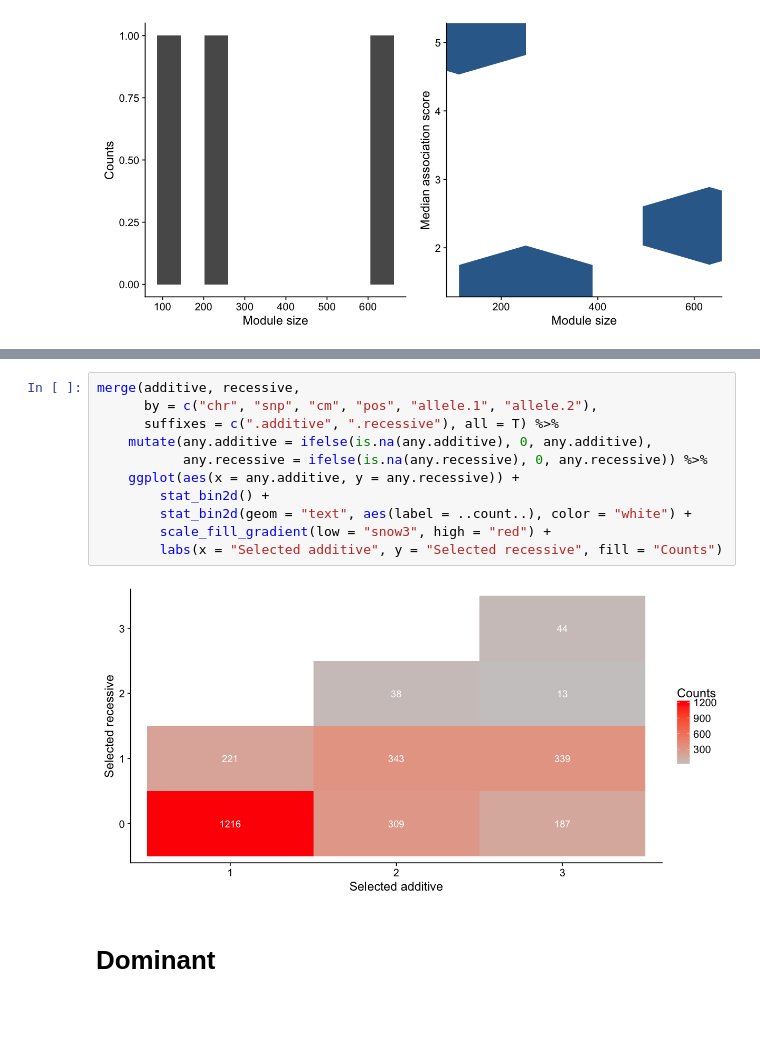
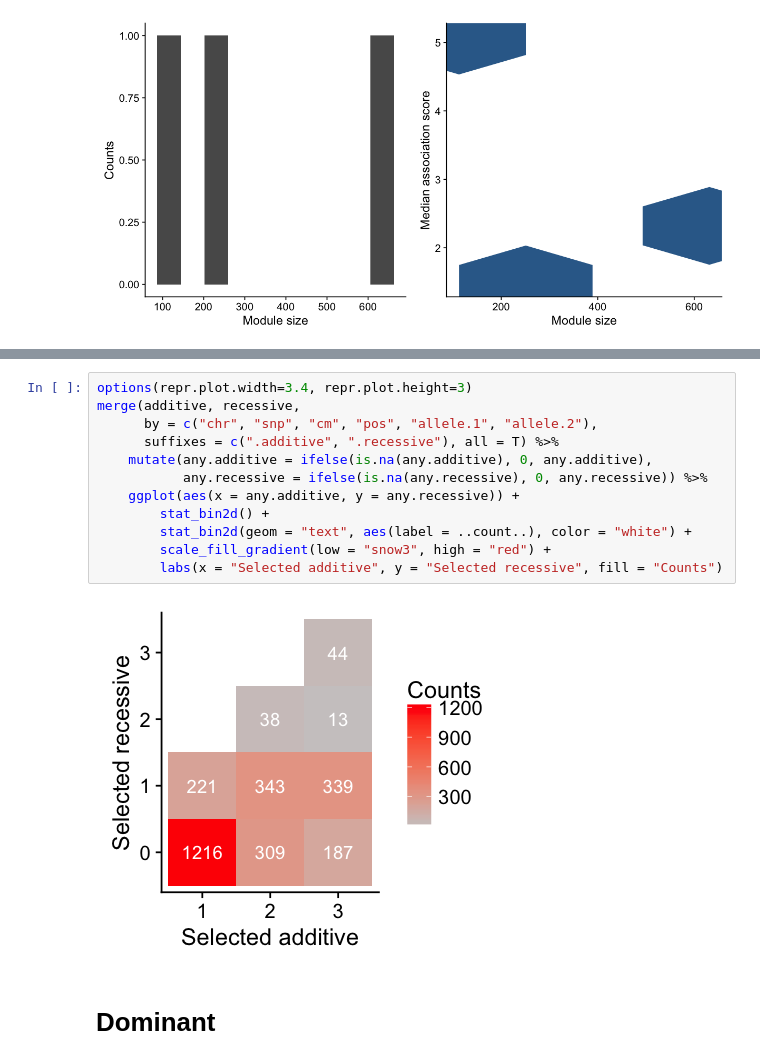
Before and after one commit to hclimente/genewa, a Jupyter notebook: results/genesis/genetic_models.ipynb, the cells around one changed output, grey strips where cells are left out. Cells and saved outputs as stored; diff of their text form; blank space fills up the shorter version.

```diff
--- a/results/genetic_models/genetic_models.ipynb
+++ b/results/genesis/genetic_models.ipynb
@@ -81,16 +82,17 @@ get_affected_genes(gm, net)
 # %%
+options(repr.plot.width=3.4, repr.plot.height=3)
 merge(additive, recessive,
       by = c("chr", "snp", "cm", "pos", "allele.1", "allele.2"),
       suffixes = c(".additive", ".recessive"), all = T) %>%
     mutate(any.additive = ifelse(is.na(any.additive), 0, any.additive),
            any.recessive = ifelse(is.na(any.recessive), 0, any.recessive)) %>%
     ggplot(aes(x = any.additive, y = any.recessive)) +
         stat_bin2d() +
         stat_bin2d(geom = "text", aes(label = ..count..), color = "white") +
         scale_fill_gradient(low = "snow3", high = "red") +
         labs(x = "Selected additive", y = "Selected recessive", fill = "Counts")
 # %% [output]
-[figure, old version]
+[figure, new version]
 # %% [markdown]
 # Dominant
 # %%
```
Also changed, not shown: parts of 11 cells of this notebook, 18 other files.
